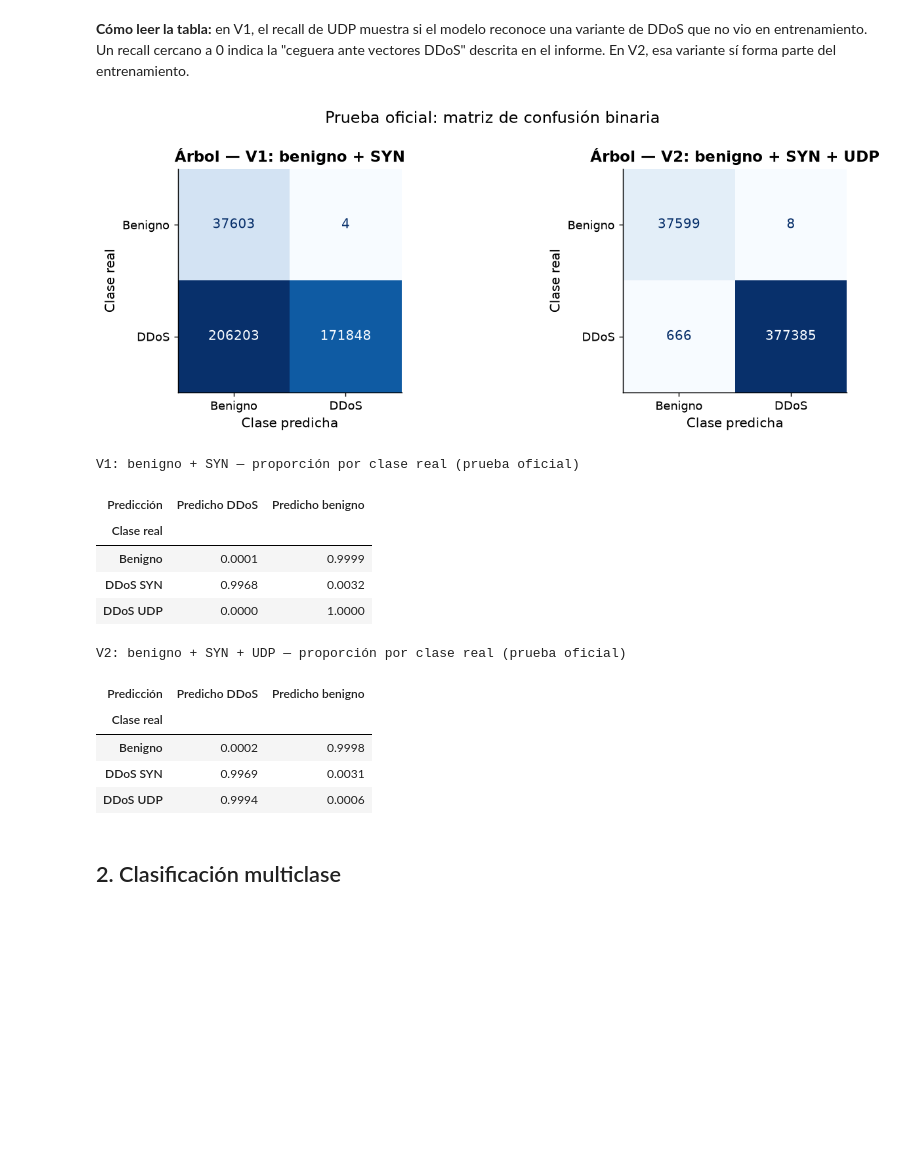
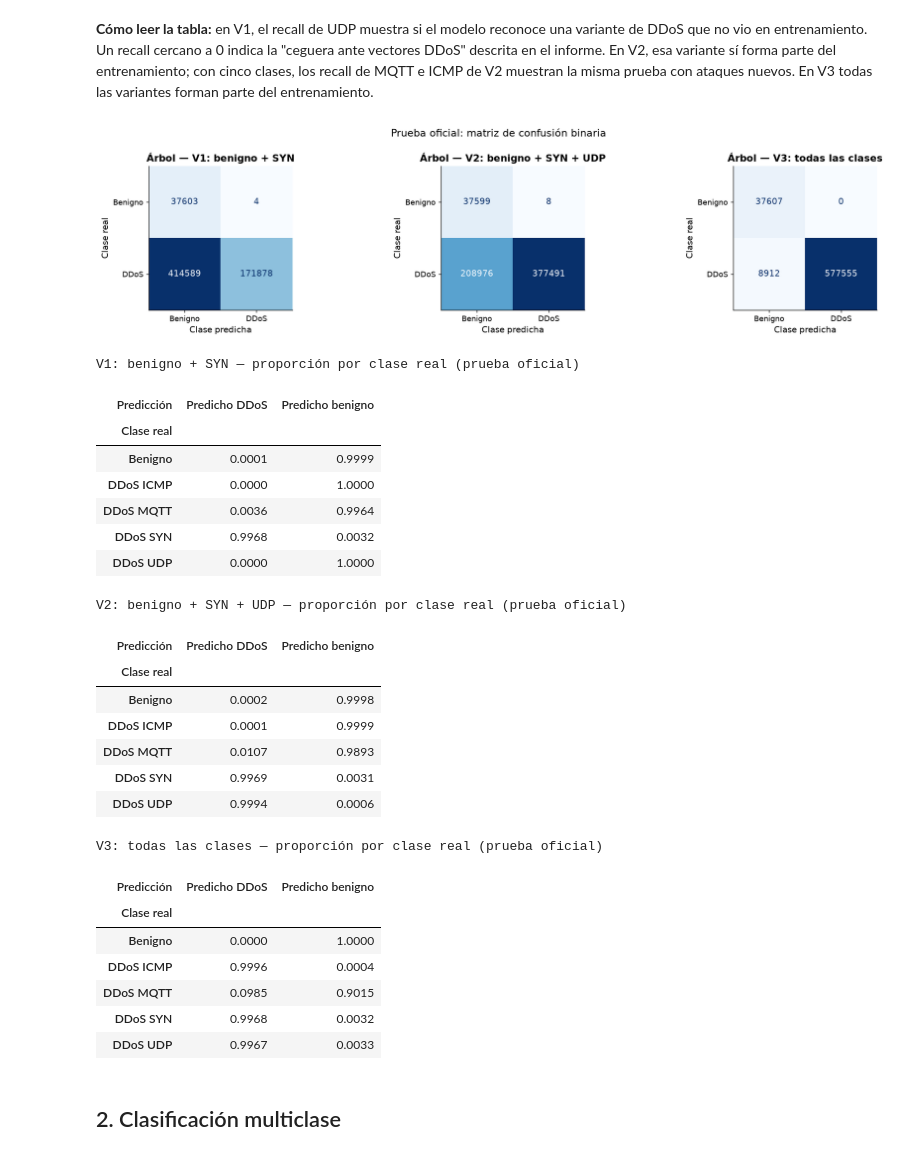
Before and after one commit to bvsh1/Data-Science, a Jupyter notebook: notebooks/03_baseline_models.ipynb, the cells around one changed output. Saved outputs shown, nothing was run; the diff lists cells and outputs as text; code cells hidden in the pictures; blank space fills up the shorter version.

```diff
--- a/notebooks/03_baseline_models.ipynb
+++ b/notebooks/03_baseline_models.ipynb
@@ -85,6 +94,9 @@ escenarios = {
     "V1: benigno + SYN": [0, 1],
     "V2: benigno + SYN + UDP": [0, 1, 2],
 }
+if len(CLASES) > 3:
+    escenarios["V3: todas las clases"] = list(CLASES)
+ESCENARIO_COMPLETO = list(escenarios)[-1]  # el que usa todas las clases disponibles
 
 filas_val, filas_test = [], []
 binarios = {}
@@ -138,45 +156,59 @@ PosixPath('/Users/makise/Documents/GitHub/Data-Science/deliverables/resultados/m
 **Cómo leer la tabla:** en V1, el recall de UDP muestra si el modelo
 reconoce una variante de DDoS que no vio en entrenamiento. Un recall
 cercano a 0 indica la "ceguera ante vectores DDoS" descrita en el
-informe. En V2, esa variante sí forma parte del entrenamiento.
+informe. En V2, esa variante sí forma parte del entrenamiento; con
+cinco clases, los recall de MQTT e ICMP de V2 muestran la misma prueba con
+ataques nuevos. En V3 todas las variantes forman parte del entrenamiento.
 # %%
-fig, axes = plt.subplots(1, 2, figsize=(11, 4))
+fig, axes = plt.subplots(1, len(escenarios), figsize=(5.5 * len(escenarios), 4))
 for ax, escenario in zip(axes, escenarios):
     modelo = binarios[(escenario, "Árbol de decisión")]
     matriz_confusion(
         test["etiqueta"], modelo.predict(test[variables]),
         "binaria", f"Árbol — {escenario}", ax=ax,
     )
 fig.suptitle("Prueba oficial: matriz de confusión binaria")
 plt.tight_layout()
 plt.show()
 
 # Detección según la variante real de cada registro
 for escenario in escenarios:
     modelo = binarios[(escenario, "Árbol de decisión")]
     tabla = pd.crosstab(
         test["clase"].map(CLASES),
         np.where(modelo.predict(test[variables]) == 1, "Predicho DDoS", "Predicho benigno"),
         rownames=["Clase real"],
         colnames=["Predicción"],
         normalize="index",
     )
     print(f"\n{escenario} — proporción por clase real (prueba oficial)")
     display(tabla.round(4))
 # %% [output]
-[figure, old version]
+[figure, new version]
 V1: benigno + SYN — proporción por clase real (prueba oficial)
 | Predicción | Predicho DDoS | Predicho benigno |
 | Clase real |  |  |
 | Benigno | 0.0001 | 0.9999 |
+| DDoS ICMP | 0.0000 | 1.0000 |
+| DDoS MQTT | 0.0036 | 0.9964 |
 | DDoS SYN | 0.9968 | 0.0032 |
 | DDoS UDP | 0.0000 | 1.0000 |
 V2: benigno + SYN + UDP — proporción por clase real (prueba oficial)
 | Predicción | Predicho DDoS | Predicho benigno |
 | Clase real |  |  |
 | Benigno | 0.0002 | 0.9998 |
+| DDoS ICMP | 0.0001 | 0.9999 |
+| DDoS MQTT | 0.0107 | 0.9893 |
 | DDoS SYN | 0.9969 | 0.0031 |
 | DDoS UDP | 0.9994 | 0.0006 |
+V3: todas las clases — proporción por clase real (prueba oficial)
+| Predicción | Predicho DDoS | Predicho benigno |
+| Clase real |  |  |
+| Benigno | 0.0000 | 1.0000 |
+| DDoS ICMP | 0.9996 | 0.0004 |
+| DDoS MQTT | 0.0985 | 0.9015 |
+| DDoS SYN | 0.9968 | 0.0032 |
+| DDoS UDP | 0.9967 | 0.0033 |
 # %% [markdown]
 ## 2. Clasificación multiclase
 # %%
```
Also changed, not shown: parts of 10 cells of this notebook, 40 other files.
